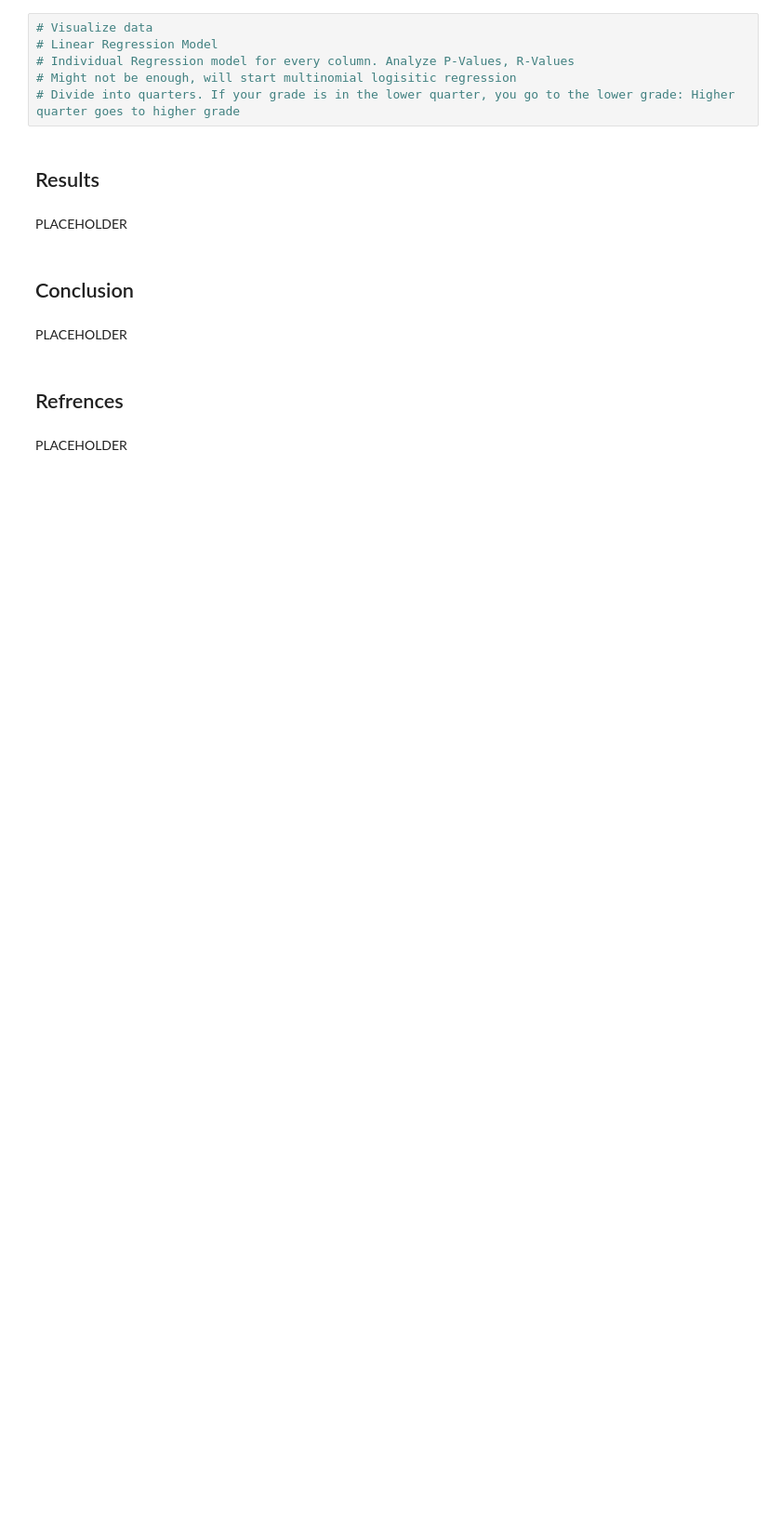
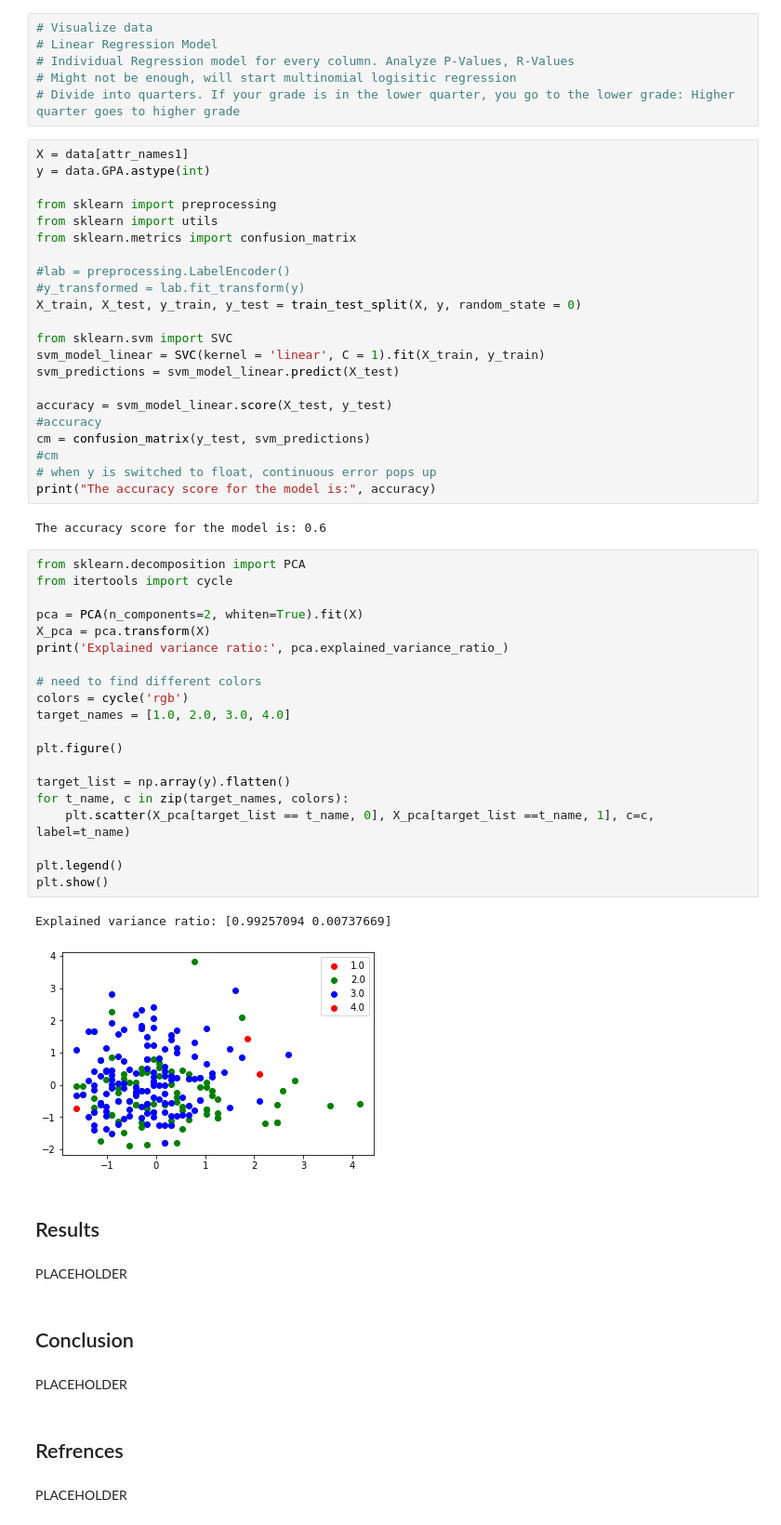
Before and after one commit to soesit/CMSE202_Project, a Jupyter notebook: CMSE202_Semester_Project.ipynb, the cells around one changed output. Shown at 93% size. Drawn from its saved outputs; the diff is of its cells as text; blank space fills up the shorter version.

```diff
--- a/CMSE202_Semester_Project.ipynb
+++ b/CMSE202_Semester_Project.ipynb
@@ -176,6 +183,53 @@ strong multicollinearity or other numerical problems.
 # Individual Regression model for every column. Analyze P-Values, R-Values
 # Might not be enough, will start multinomial logisitic regression
 # Divide into quarters. If your grade is in the lower quarter, you go to the lower grade: Higher quarter goes to higher grade
+# %%
+X = data[attr_names1]
+y = data.GPA.astype(int)
+
+from sklearn import preprocessing
+from sklearn import utils
+from sklearn.metrics import confusion_matrix
+
+#lab = preprocessing.LabelEncoder()
+#y_transformed = lab.fit_transform(y)
+X_train, X_test, y_train, y_test = train_test_split(X, y, random_state = 0)
+
+from sklearn.svm import SVC
+svm_model_linear = SVC(kernel = 'linear', C = 1).fit(X_train, y_train)
+svm_predictions = svm_model_linear.predict(X_test)
+
+accuracy = svm_model_linear.score(X_test, y_test)
+#accuracy
+cm = confusion_matrix(y_test, svm_predictions)
+#cm
+# when y is switched to float, continuous error pops up
+print("The accuracy score for the model is:", accuracy)
+# %% [output]
+The accuracy score for the model is: 0.6
+# %%
+from sklearn.decomposition import PCA
+from itertools import cycle
+
+pca = PCA(n_components=2, whiten=True).fit(X)
+X_pca = pca.transform(X)
+print('Explained variance ratio:', pca.explained_variance_ratio_)
+
+# need to find different colors
+colors = cycle('rgb')
+target_names = [1.0, 2.0, 3.0, 4.0]
+
+plt.figure()
+
+target_list = np.array(y).flatten()
+for t_name, c in zip(target_names, colors):
+    plt.scatter(X_pca[target_list == t_name, 0], X_pca[target_list ==t_name, 1], c=c, label=t_name)
+
+plt.legend()
+plt.show()
+# %% [output]
+Explained variance ratio: [0.99257094 0.00737669]
+[figure, added]
 # %% [markdown]
 ## Results
 # %% [markdown]
```
Also changed, not shown: parts of 4 cells of this notebook.
